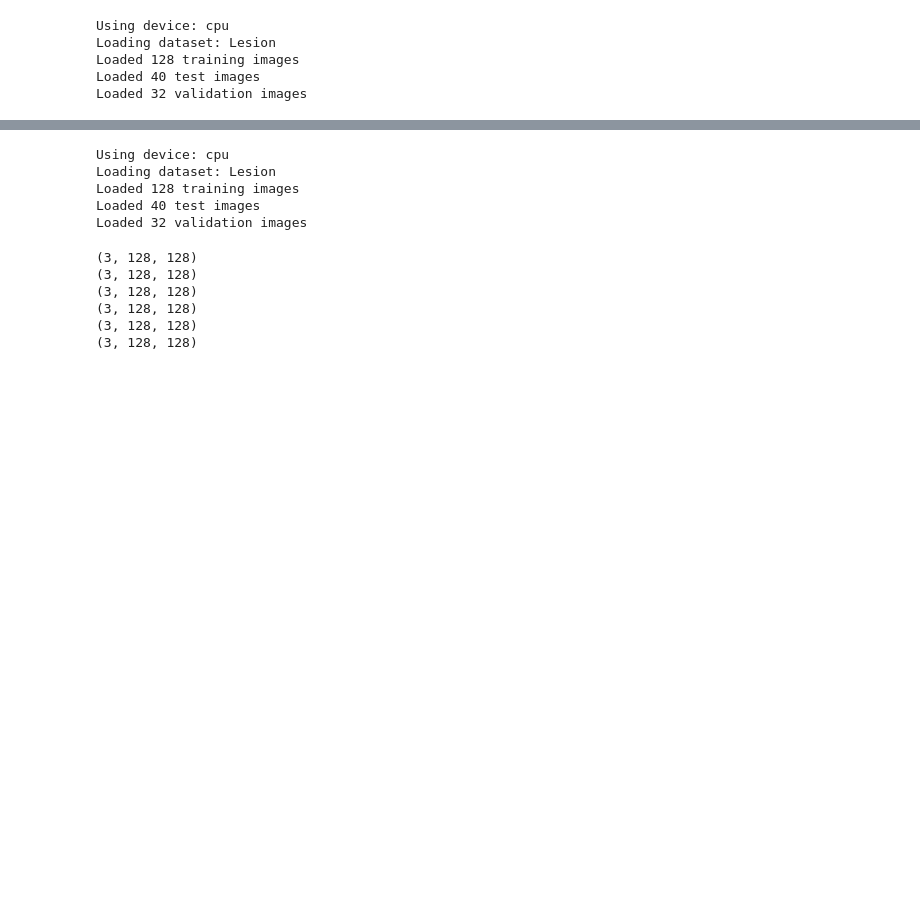
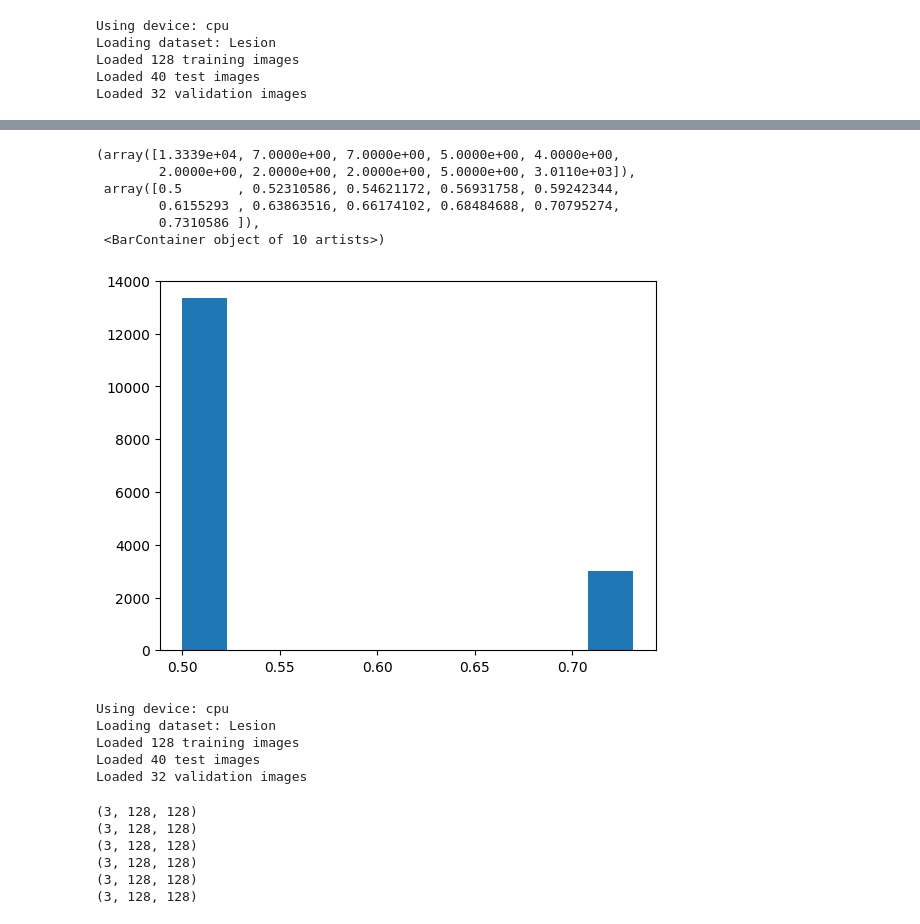
Before and after one commit to s183920/02514-Deep-Learning-In-Computer-Vision, a Jupyter notebook: segmentation/lukas.ipynb, the cells around one changed output, grey strips where cells are left out. Saved outputs shown, nothing was run; the diff lists cells and outputs as text; code cells hidden in the pictures; blank space fills up the shorter version.

```diff
--- a/segmentation/lukas.ipynb
+++ b/segmentation/lukas.ipynb
@@ -138,3 +59,13 @@ for k in range(6):
+# %%
+plt.hist(Y_hat[0].flatten())
+# %% [output]
+(array([1.3339e+04, 7.0000e+00, 7.0000e+00, 5.0000e+00, 4.0000e+00,
+        2.0000e+00, 2.0000e+00, 2.0000e+00, 5.0000e+00, 3.0110e+03]),
+ array([0.5       , 0.52310586, 0.54621172, 0.56931758, 0.59242344,
+        0.6155293 , 0.63863516, 0.66174102, 0.68484688, 0.70795274,
+        0.7310586 ]),
+ <BarContainer object of 10 artists>)
+[figure, added]
 # %%
 segm = Segmentator(use_wandb=False, dataset = "Lesion", num_epochs = 3)
 segm.set_seed(42)
```
Also changed, not shown: parts of 9 cells of this notebook, 3 other files.
